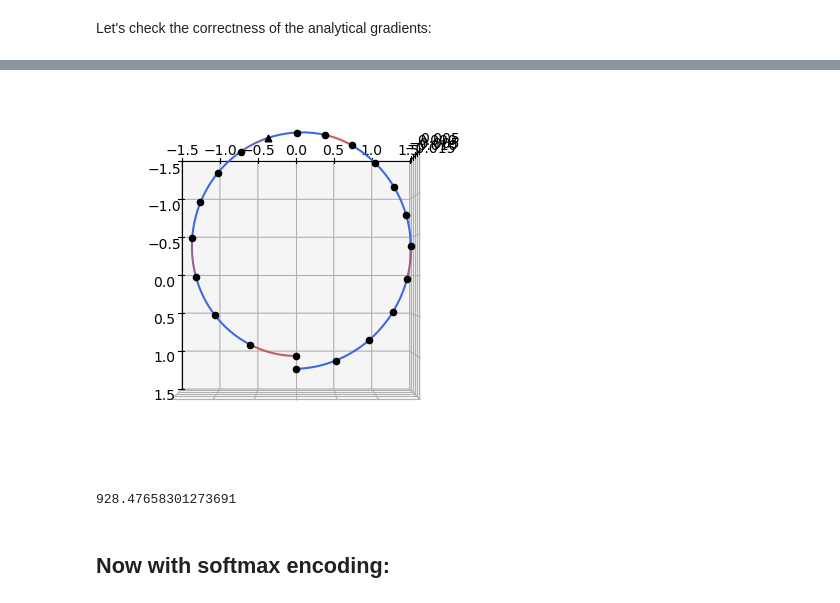
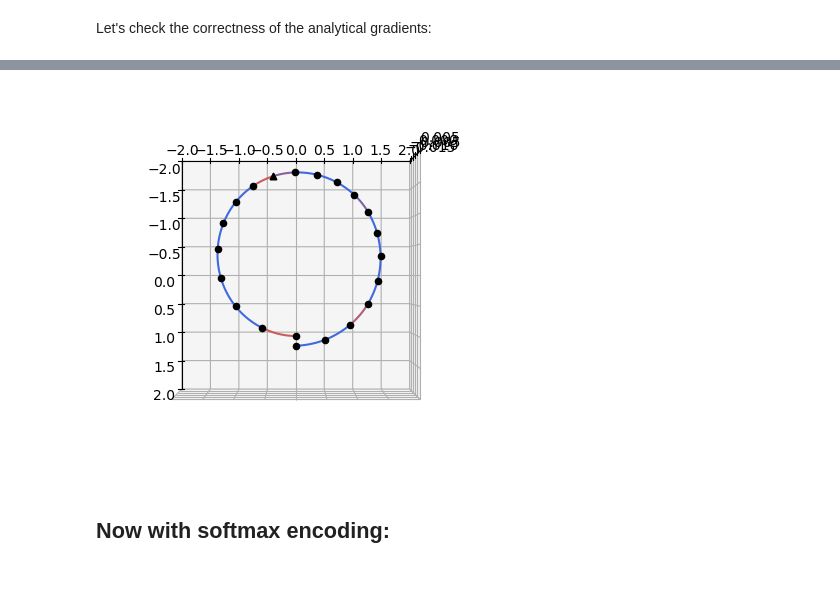
Before and after one commit to esa/kep3, a Jupyter notebook: doc/notebooks/udp_zoh_point2point.ipynb, the cells around one changed output, grey strips where cells are left out. Cells and saved outputs as stored; diff of their text form; code cells hidden in the pictures.

```diff
--- a/doc/notebooks/udp_zoh_point2point.ipynb
+++ b/doc/notebooks/udp_zoh_point2point.ipynb
@@ -181,7 +181,7 @@ udp = pk.trajopt.zoh_point2point(
     time_encoding='uniform'
 )
 # %%
-snopt72 = "/Users/giacomo.acciarini1/opt/libsnopt7_c.dylib"
+snopt72 = "/Users/dario.izzo/opt/libsnopt7_c.dylib"
 uda = ppnf.snopt7(library=snopt72, minor_version=2, screen_output=False)
 uda.set_integer_option("Major iterations limit", 2000)
 uda.set_integer_option("Iterations limit", 20000)
@@ -216,15 +218,11 @@ True
 # %%
 x = pop.champion_x
 ax = udp.plot(x=x, N=10)
-ax.set_xlim(-1.5,1.5)
-ax.set_ylim(-1.5,1.5)
+ax.set_xlim(-2.0,2.0)
+ax.set_ylim(-2.0,2.0)
 ax.view_init(90,0)
 # %% [output]
-[figure, old version]
+[figure, new version]
-# %%
-pop.champion_x[0] * MASS
-# %% [output]
-928.47658301273691
 # %% [markdown]
 ## Now with softmax encoding:
 # %%
```
Also changed, not shown: parts of 15 cells of this notebook, 3 other files.
